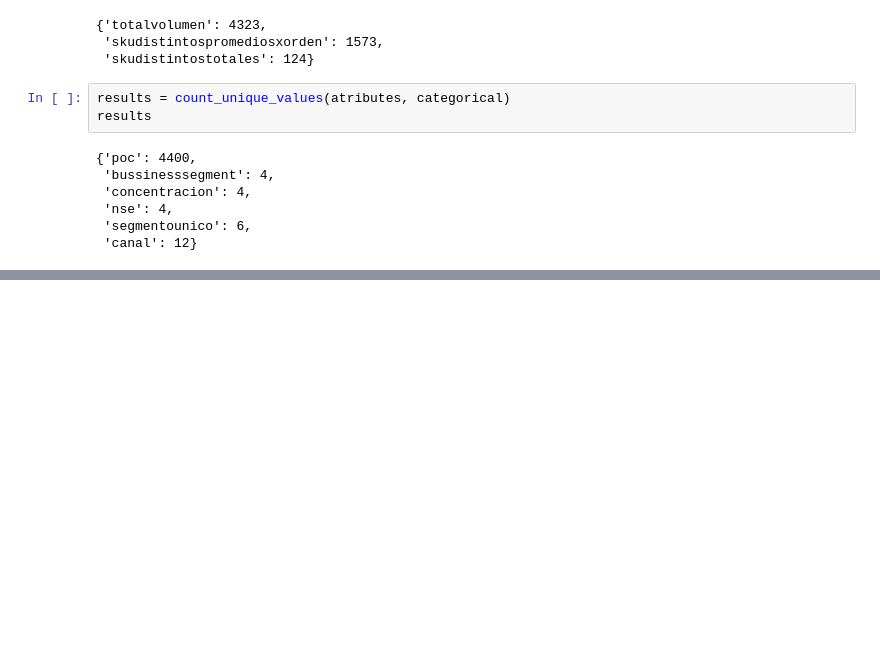
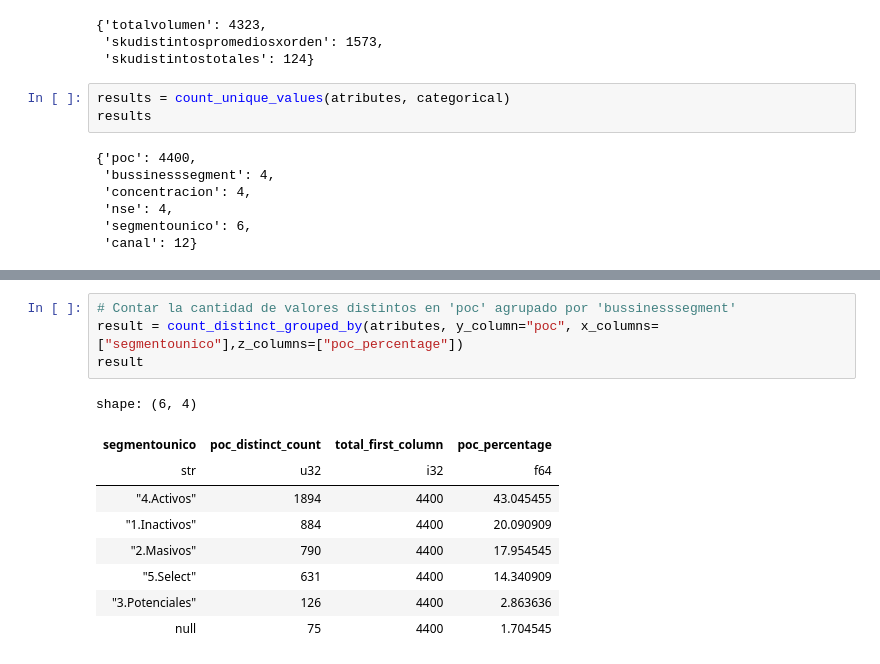
Before and after one commit to iair/challenge_AB_InBev, a Jupyter notebook: notebooks/EDA.ipynb, the cells around one changed output, grey strips where cells are left out. Saved outputs shown, nothing was run; the diff lists cells and outputs as text; blank space fills up the shorter version.

```diff
--- a/notebooks/EDA.ipynb
+++ b/notebooks/EDA.ipynb
@@ -105,0 +207,14 @@ results
+# %%
+# Contar la cantidad de valores distintos en 'poc' agrupado por 'bussinesssegment'
+result = count_distinct_grouped_by(atributes, y_column="poc", x_columns=["segmentounico"],z_columns=["poc_percentage"])
+result
+# %% [output]
+shape: (6, 4)
+| segmentounico | poc_distinct_count | total_first_column | poc_percentage |
+| str | u32 | i32 | f64 |
+| "4.Activos" | 1894 | 4400 | 43.045455 |
+| "1.Inactivos" | 884 | 4400 | 20.090909 |
+| "2.Masivos" | 790 | 4400 | 17.954545 |
+| "5.Select" | 631 | 4400 | 14.340909 |
+| "3.Potenciales" | 126 | 4400 | 2.863636 |
+| null | 75 | 4400 | 1.704545 |
```
Also changed, not shown: parts of 7 cells of this notebook, 1 other file.
